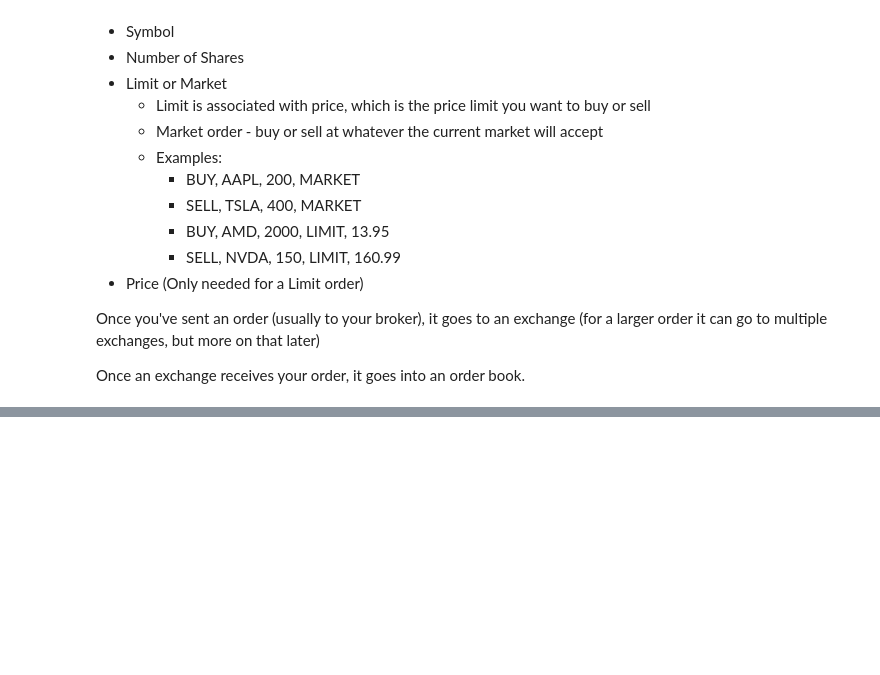
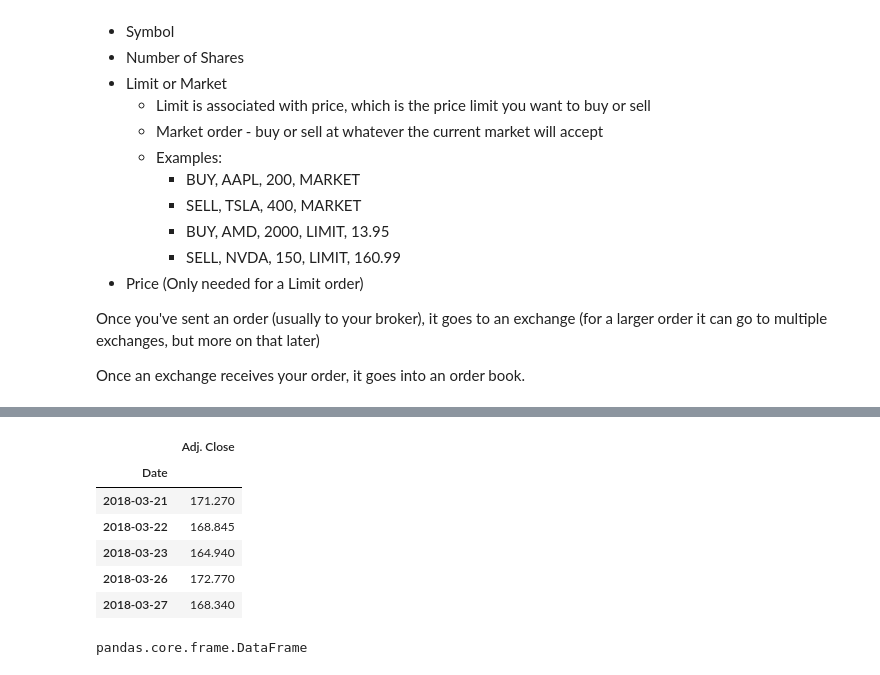
Before and after one commit to YuanSun/TradeAlgo, a Jupyter notebook: Fundamental Financial Analysis/FundamentalAnalysis.ipynb, the cells around one changed output, grey strips where cells are left out. Cells and saved outputs as stored; diff of their text form; code cells hidden in the pictures; blank space fills up the shorter version.

```diff
--- a/Fundamental Financial Analysis/FundamentalAnalysis.ipynb
+++ b/Fundamental Financial Analysis/FundamentalAnalysis.ipynb
@@ -584,0 +665,12 @@ NOTE: This is a simplified overview. HFT in general is not really relevant for o
+# %%
+aapl = quandl.get('WIKI/AAPL')
+# %%
+aapl.tail()
+# %% [output]
+|  | Adj. Close |
+| Date |  |
+| 2018-03-21 | 171.270 |
+| 2018-03-22 | 168.845 |
+| 2018-03-23 | 164.940 |
+| 2018-03-26 | 172.770 |
+| 2018-03-27 | 168.340 |
@@ -584,0 +681,4 @@ NOTE: This is a simplified overview. HFT in general is not really relevant for o
+# %%
+type(symbols_table)
+# %% [output]
+pandas.core.frame.DataFrame
```
Also changed, not shown: parts of 9 cells of this notebook, 1 other file.
